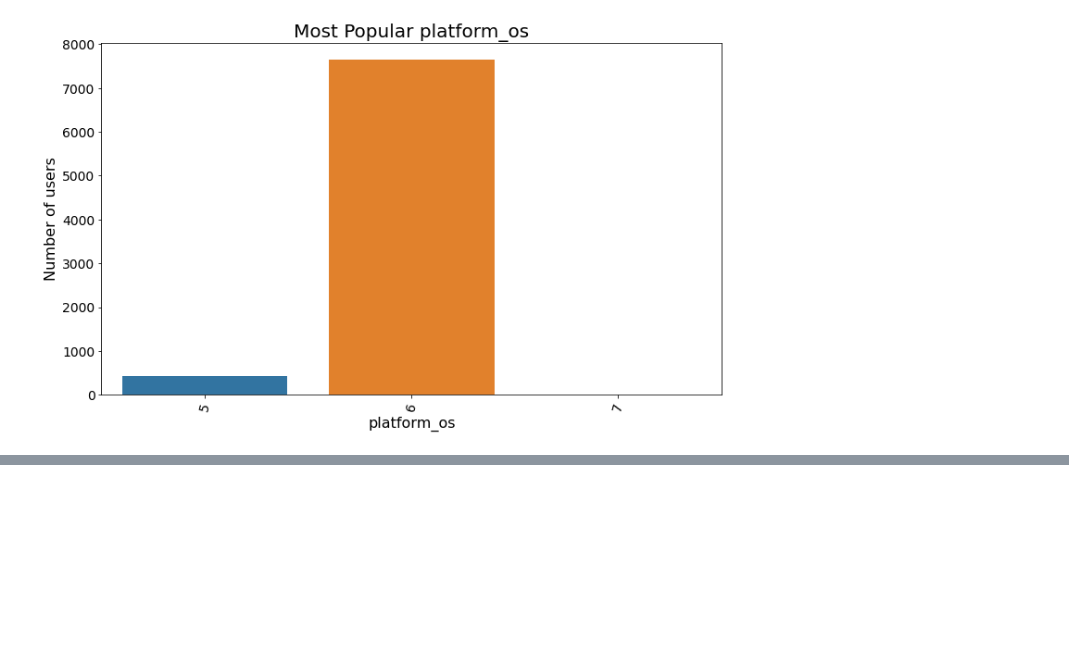
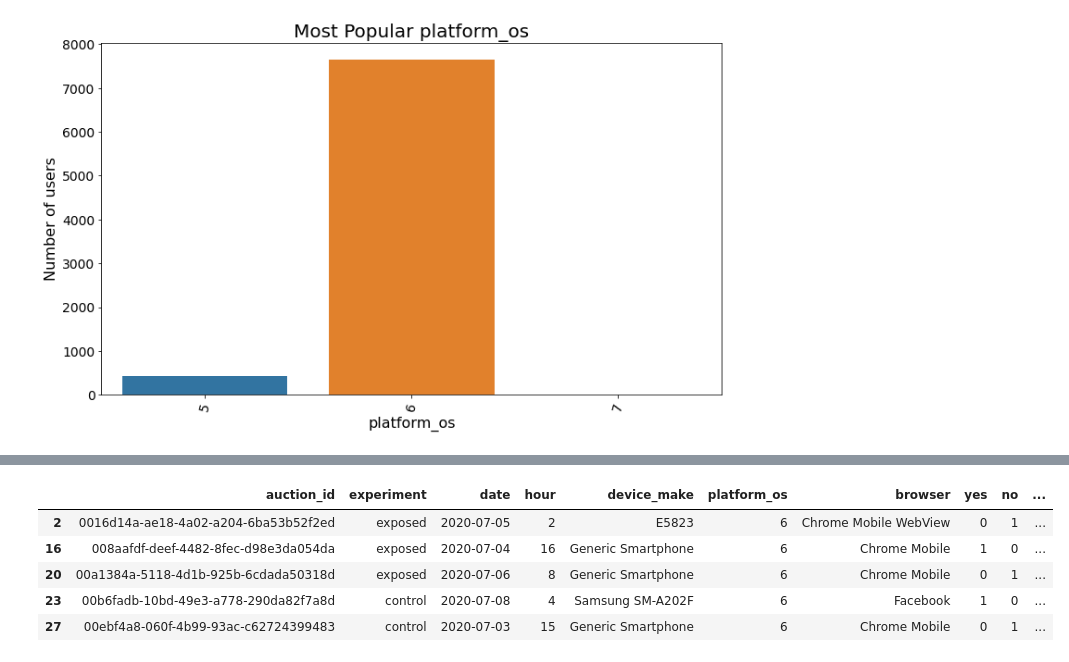
Before and after one commit to graycadeau/10-2, a Jupyter notebook: notebooks/process.ipynb, the cells around one changed output, grey strips where cells are left out. Saved outputs shown, nothing was run; the diff lists cells and outputs as text; code cells hidden in the pictures; blank space fills up the shorter version.

```diff
--- a/notebooks/process.ipynb
+++ b/notebooks/process.ipynb
@@ -85,0 +107,10 @@ plot_bar(browser, 'browser', 'count', 'Most Popular Browsers', 'Browser Type', '
+# %%
+clicked_ad = db[db['clicked'] == 1]
+clicked_ad.head()
+# %% [output]
+|  | auction_id | experiment | date | hour | device_make | platform_os | browser | yes | no | ... |
+| 2 | 0016d14a-ae18-4a02-a204-6ba53b52f2ed | exposed | 2020-07-05 | 2 | E5823 | 6 | Chrome Mobile WebView | 0 | 1 | ... |
+| 16 | 008aafdf-deef-4482-8fec-d98e3da054da | exposed | 2020-07-04 | 16 | Generic Smartphone | 6 | Chrome Mobile | 1 | 0 | ... |
+| 20 | 00a1384a-5118-4d1b-925b-6cdada50318d | exposed | 2020-07-06 | 8 | Generic Smartphone | 6 | Chrome Mobile | 0 | 1 | ... |
+| 23 | 00b6fadb-10bd-49e3-a778-290da82f7a8d | control | 2020-07-08 | 4 | Samsung SM-A202F | 6 | Facebook | 1 | 0 | ... |
+| 27 | 00ebf4a8-060f-4b99-93ac-c62724399483 | control | 2020-07-03 | 15 | Generic Smartphone | 6 | Chrome Mobile | 0 | 1 | ... |
```
Also changed, not shown: parts of 20 cells of this notebook.
